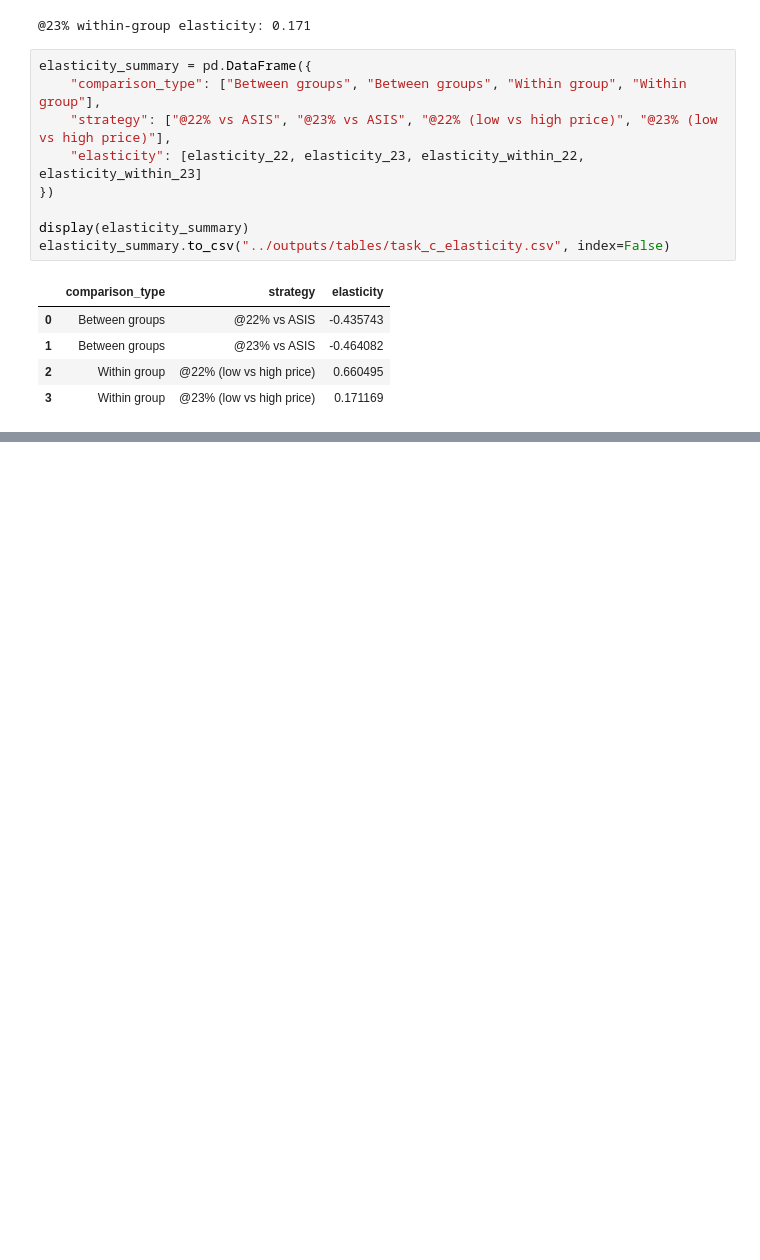
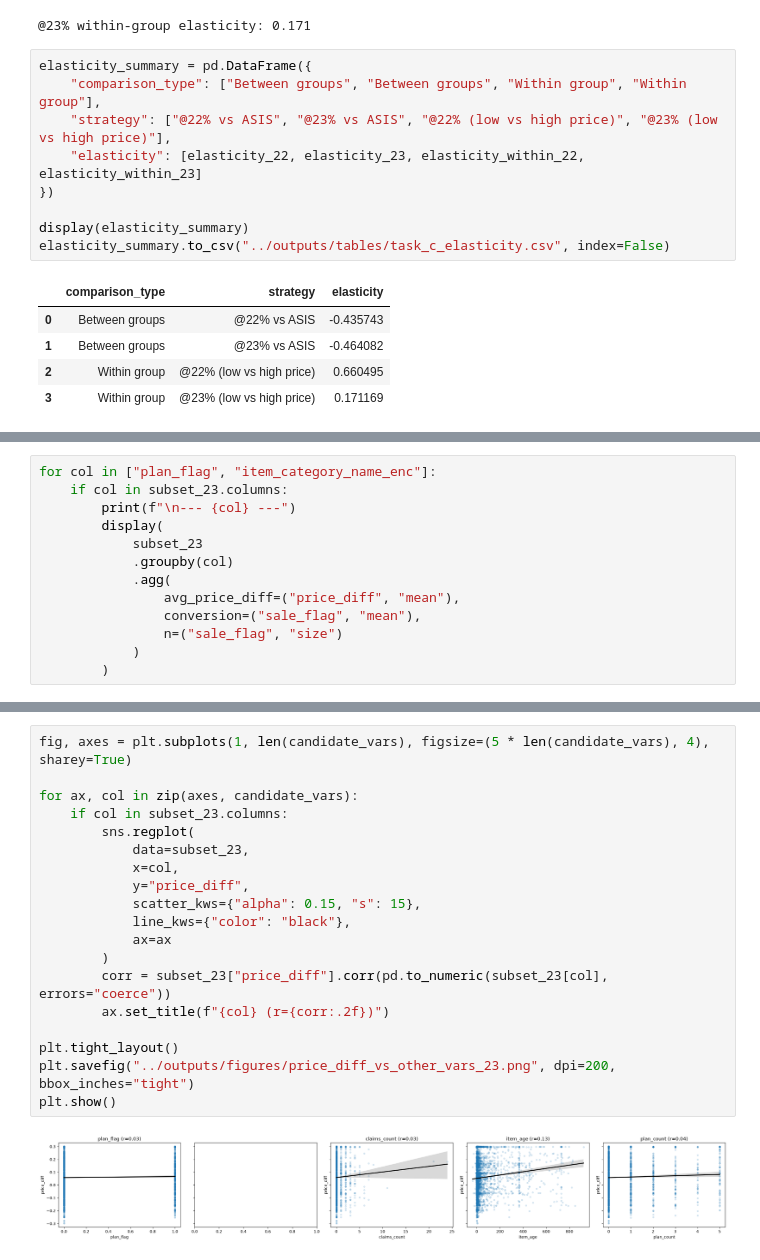
Before and after one commit to SiriJ079/dg-pricing-analysis-case-study, a Jupyter notebook: notebooks/04_task_c_price_elasticity.ipynb, the cells around one changed output, grey strips where cells are left out. Cells and saved outputs as stored; diff of their text form; blank space fills up the shorter version.

```diff
--- a/notebooks/04_task_c_price_elasticity.ipynb
+++ b/notebooks/04_task_c_price_elasticity.ipynb
@@ -151,0 +207,13 @@ elasticity_summary.to_csv("../outputs/tables/task_c_elasticity.csv", index=False
+# %%
+for col in ["plan_flag", "item_category_name_enc"]:
+    if col in subset_23.columns:
+        print(f"\n--- {col} ---")
+        display(
+            subset_23
+            .groupby(col)
+            .agg(
+                avg_price_diff=("price_diff", "mean"),
+                conversion=("sale_flag", "mean"),
+                n=("sale_flag", "size")
+            )
+        )
@@ -151,0 +226,21 @@ elasticity_summary.to_csv("../outputs/tables/task_c_elasticity.csv", index=False
+# %%
+fig, axes = plt.subplots(1, len(candidate_vars), figsize=(5 * len(candidate_vars), 4), sharey=True)
+
+for ax, col in zip(axes, candidate_vars):
+    if col in subset_23.columns:
+        sns.regplot(
+            data=subset_23,
+            x=col,
+            y="price_diff",
+            scatter_kws={"alpha": 0.15, "s": 15},
+            line_kws={"color": "black"},
+            ax=ax
+        )
+        corr = subset_23["price_diff"].corr(pd.to_numeric(subset_23[col], errors="coerce"))
+        ax.set_title(f"{col} (r={corr:.2f})")
+
+plt.tight_layout()
+plt.savefig("../outputs/figures/price_diff_vs_other_vars_23.png", dpi=200, bbox_inches="tight")
+plt.show()
+# %% [output]
+[figure, added]
```
Also changed, not shown: parts of 5 cells of this notebook, 7 other files.
